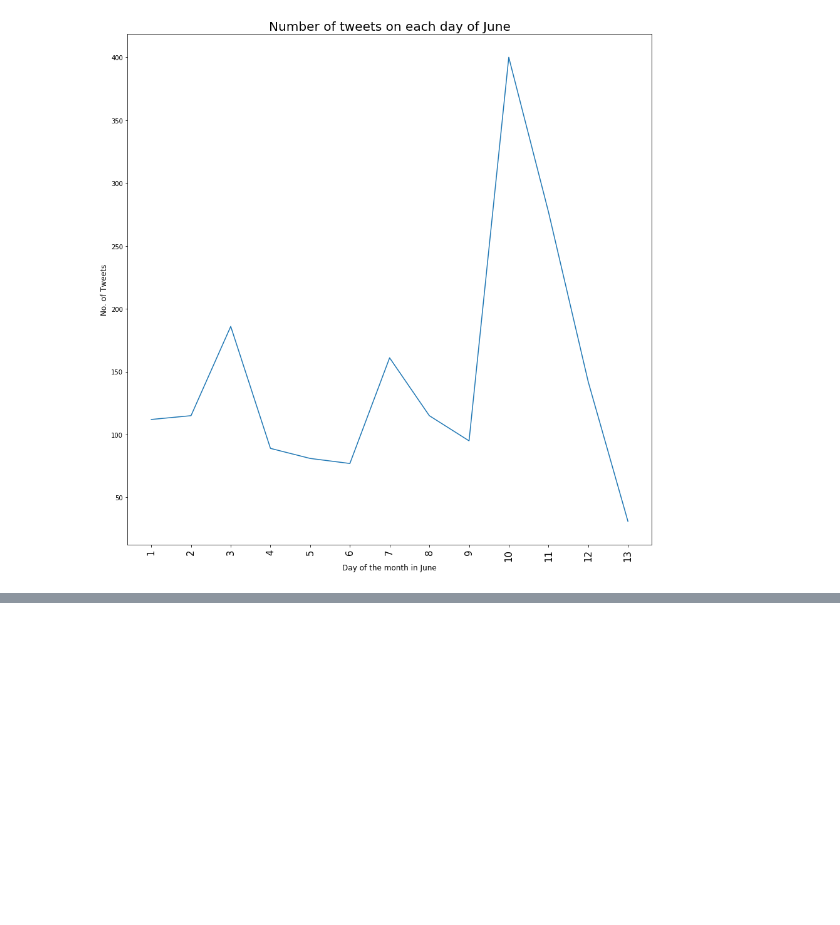
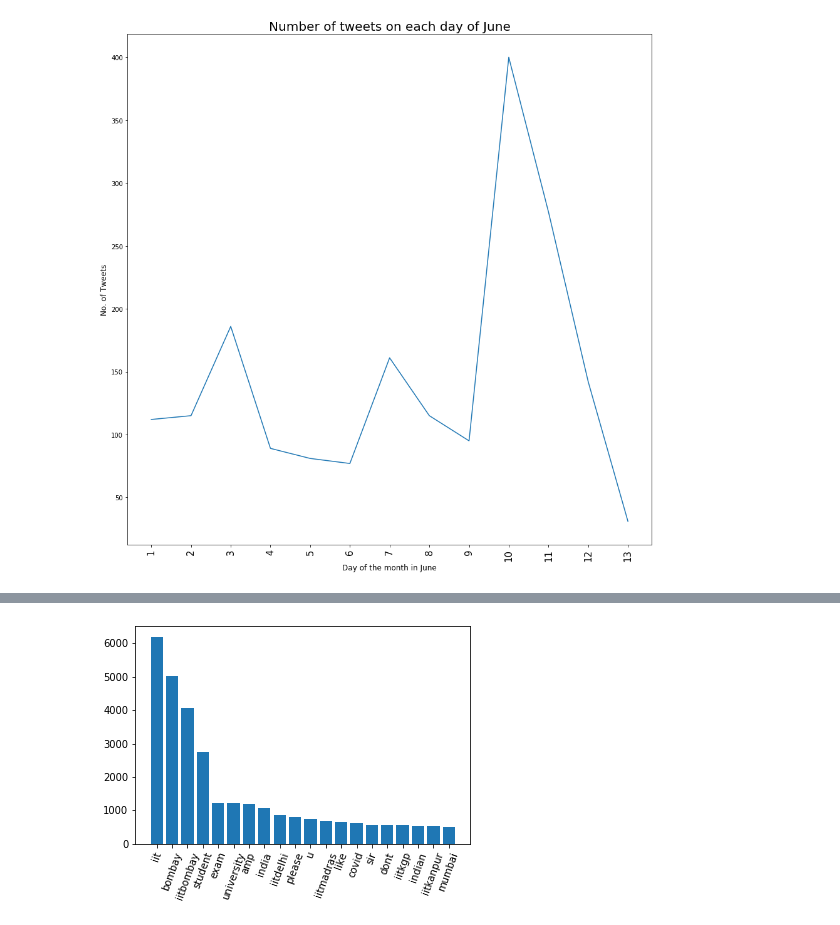
Before and after one commit to urmikakasi/UniversityRanking, a Jupyter notebook: Analysis/iitb_analysis.ipynb, the cells around one changed output, grey strips where cells are left out. Drawn from its saved outputs; the diff is of its cells as text; code cells hidden in the pictures; blank space fills up the shorter version.

Commit message:
high frequency words in tweets found

```diff
--- a/Analysis/iitb_analysis.ipynb
+++ b/Analysis/iitb_analysis.ipynb
@@ -151,0 +164,11 @@ plt.show()
+# %%
+def lemmatizer(text):
+    text = [wn.lemmatize(word) for word in text]
+    return text
+df['Text_lemmatized'] = df['Text_cleaned'].apply(lambda x: lemmatizer(x))
+
+def listtostr(s):
+    str1=" "
+    return (str1.join(s))
+df['Text_lemmatized_str'] = df['Text_lemmatized'].apply(lambda x: listtostr(x))
+df.head()
@@ -151,0 +182,13 @@ plt.show()
+# %%
+wordfreq = {}
+for sentence in df['Text_lemmatized_str']:
+    tokens = nltk.word_tokenize(sentence)
+    for token in tokens:
+        if token not in wordfreq.keys():
+            wordfreq[token] = 1
+        else:
+            wordfreq[token] += 1
+# %%
+import operator
+sorted_wordfreq=sorted(wordfreq.items(),key=operator.itemgetter(1),reverse=True)
+sorted_wordfreq
@@ -151,0 +213,3 @@ plt.show()
+# %%
+most_freq = sorted_wordfreq[0:20]
+most_freq
@@ -151,0 +237,7 @@ plt.show()
+# %%
+plt.bar(range(len(most_freq)), [val[1] for val in most_freq], align='center')
+plt.xticks(range(len(most_freq)), [val[0] for val in most_freq])
+plt.xticks(rotation=70)
+plt.show()
+# %% [output]
+[figure, added]
```
Also changed, not shown: parts of 4 cells of this notebook.
